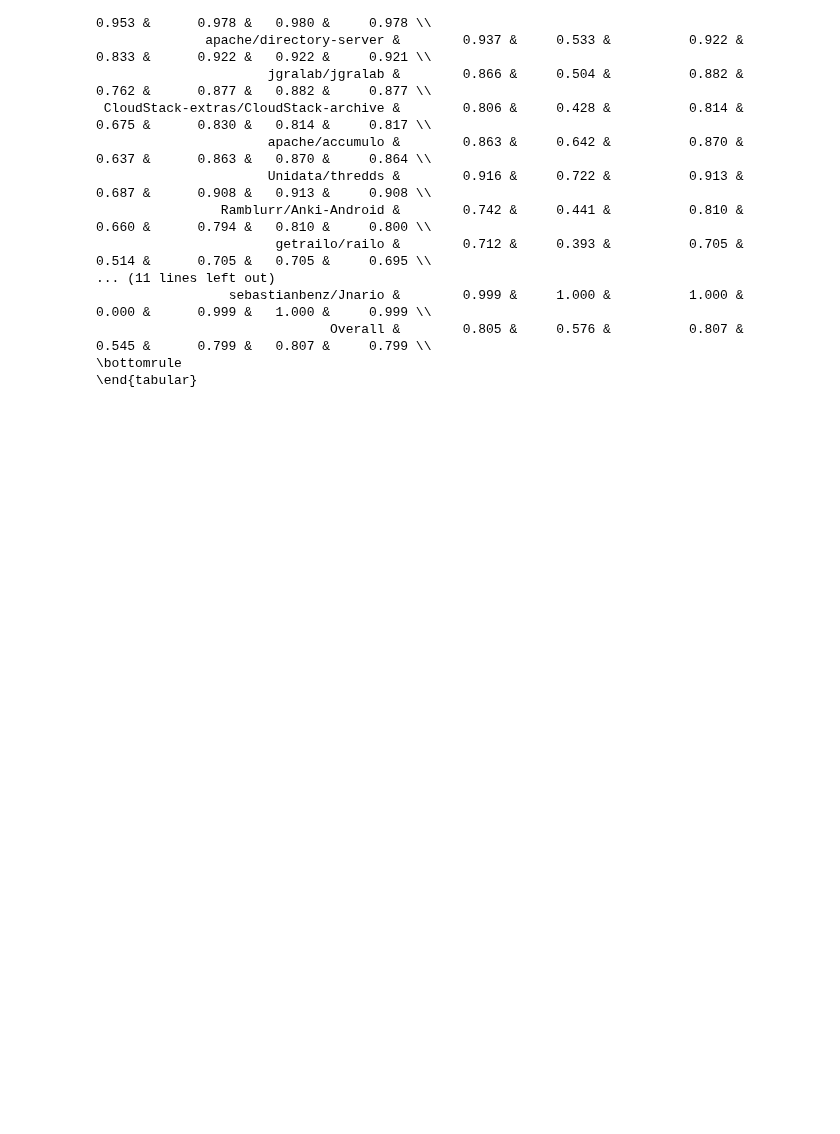
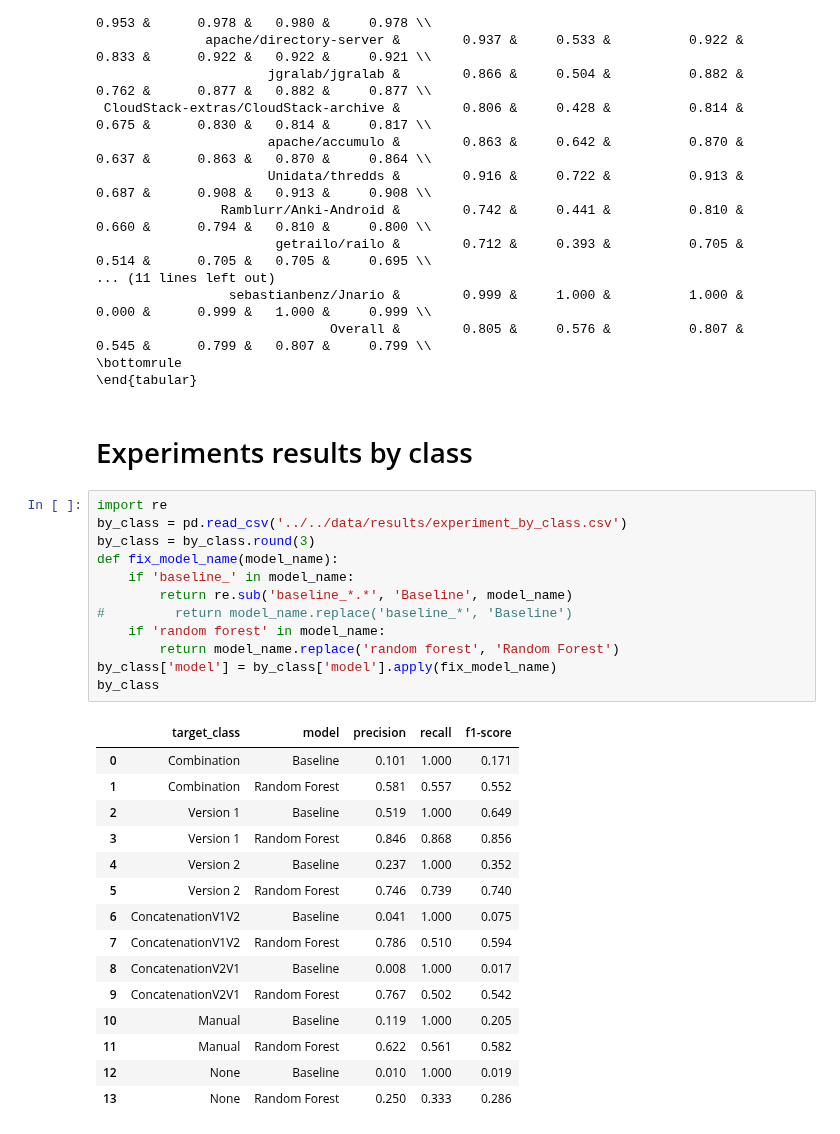
Before and after one commit to gems-uff/mestre, a Jupyter notebook: scripts/paper/tables.ipynb, the cells around one changed output. Saved outputs shown, nothing was run; the diff lists cells and outputs as text; blank space fills up the shorter version.

```diff
--- a/scripts/paper/tables.ipynb
+++ b/scripts/paper/tables.ipynb
@@ -633,3 +633,33 @@ print(summary.to_latex(index=False))
                               Overall &        0.805 &     0.576 &          0.807 &          0.545 &      0.799 &   0.807 &     0.799 \\
 \bottomrule
 \end{tabular}
+# %% [markdown]
+# Experiments results by class
+# %%
+import re
+by_class = pd.read_csv('../../data/results/experiment_by_class.csv')
+by_class = by_class.round(3)
+def fix_model_name(model_name):
+    if 'baseline_' in model_name:
+        return re.sub('baseline_*.*', 'Baseline', model_name)
+#         return model_name.replace('baseline_*', 'Baseline')
+    if 'random forest' in model_name:
+        return model_name.replace('random forest', 'Random Forest')
+by_class['model'] = by_class['model'].apply(fix_model_name)
+by_class
+# %% [output]
+|  | target_class | model | precision | recall | f1-score |
+| 0 | Combination | Baseline | 0.101 | 1.000 | 0.171 |
+| 1 | Combination | Random Forest | 0.581 | 0.557 | 0.552 |
+| 2 | Version 1 | Baseline | 0.519 | 1.000 | 0.649 |
+| 3 | Version 1 | Random Forest | 0.846 | 0.868 | 0.856 |
+| 4 | Version 2 | Baseline | 0.237 | 1.000 | 0.352 |
+| 5 | Version 2 | Random Forest | 0.746 | 0.739 | 0.740 |
+| 6 | ConcatenationV1V2 | Baseline | 0.041 | 1.000 | 0.075 |
+| 7 | ConcatenationV1V2 | Random Forest | 0.786 | 0.510 | 0.594 |
+| 8 | ConcatenationV2V1 | Baseline | 0.008 | 1.000 | 0.017 |
+| 9 | ConcatenationV2V1 | Random Forest | 0.767 | 0.502 | 0.542 |
+| 10 | Manual | Baseline | 0.119 | 1.000 | 0.205 |
+| 11 | Manual | Random Forest | 0.622 | 0.561 | 0.582 |
+| 12 | None | Baseline | 0.010 | 1.000 | 0.019 |
+| 13 | None | Random Forest | 0.250 | 0.333 | 0.286 |
```
Also changed, not shown: parts of 1 cell of this notebook, 1 other file.
